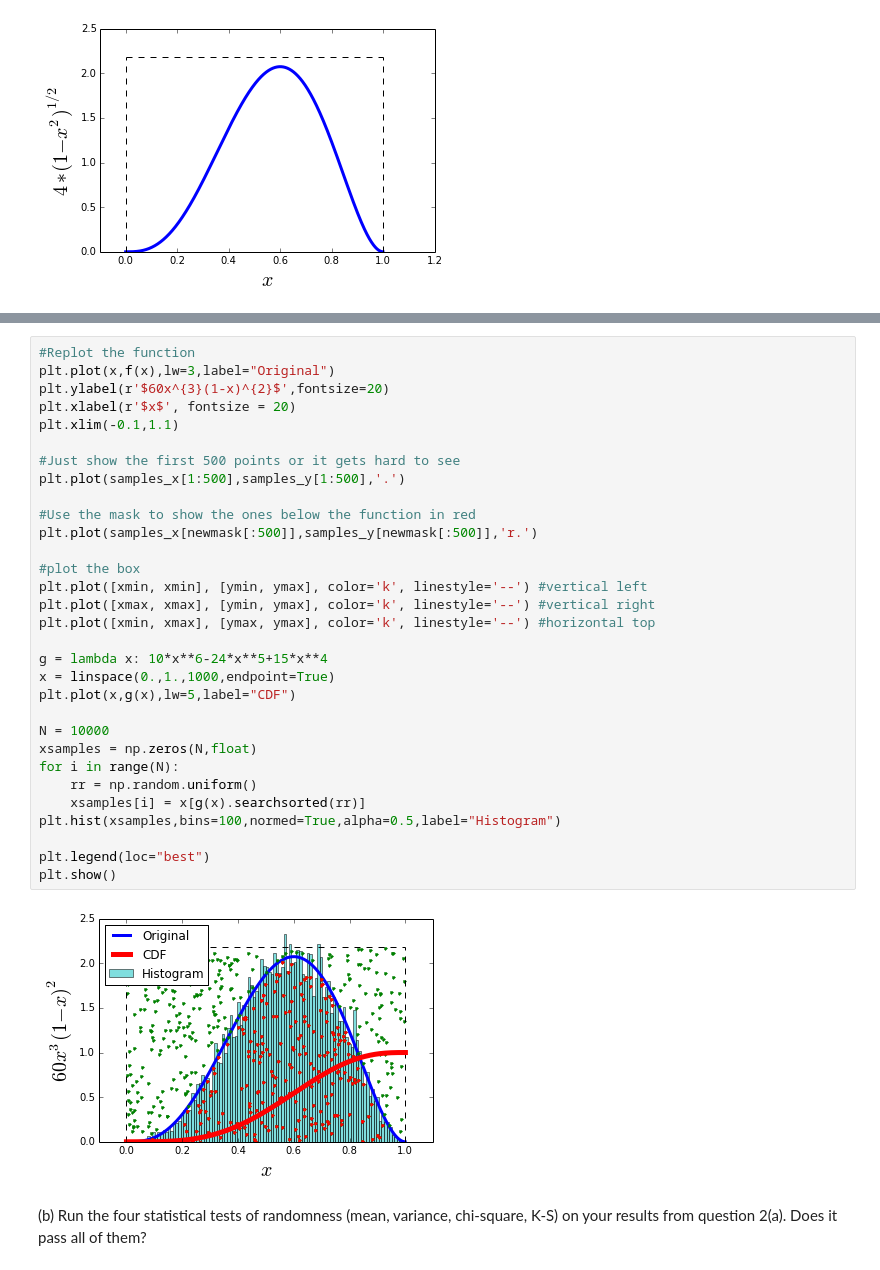
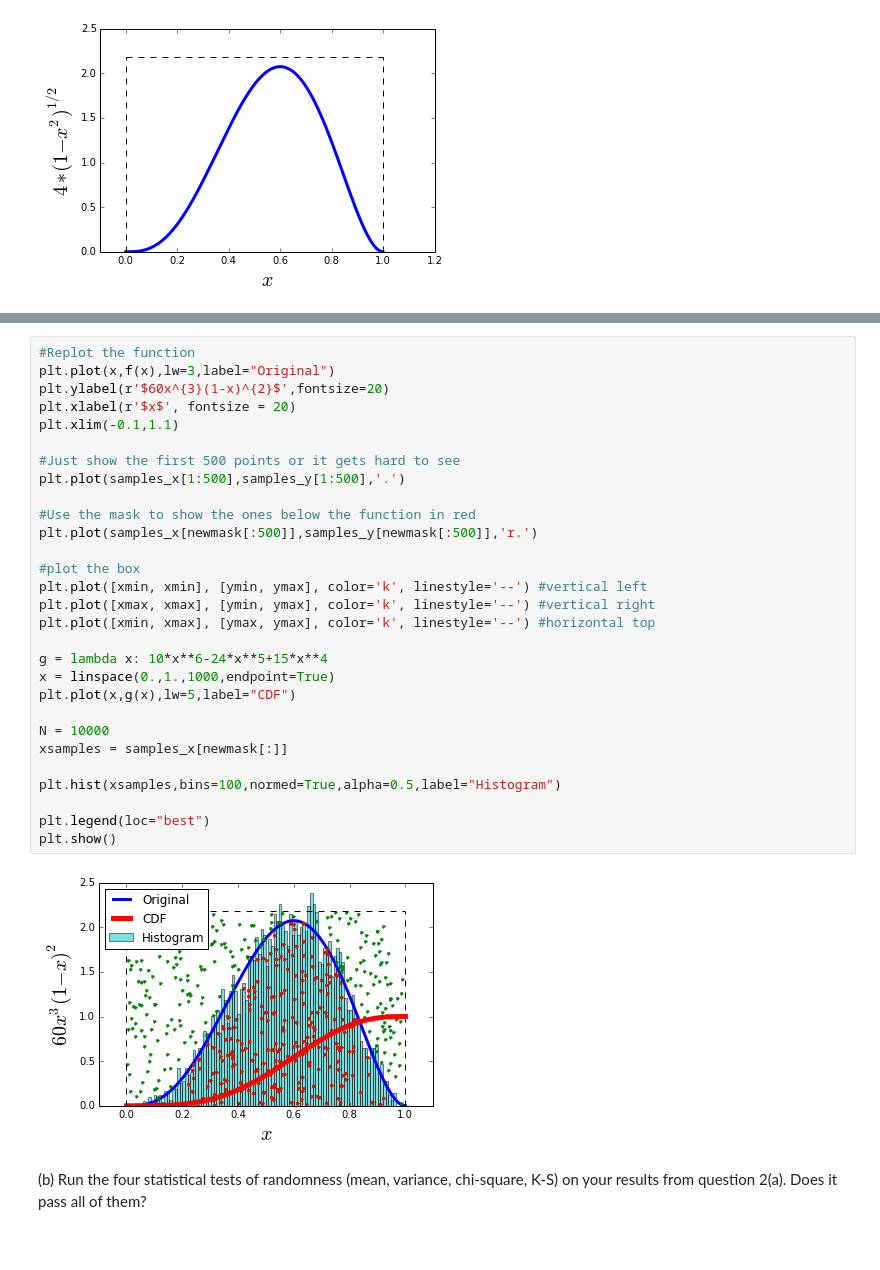
Before and after one commit to jpizagui/PHYS202-S14, a Jupyter notebook: SciPy/RandomAndMCExercises.ipynb, the cells around one changed output, grey strips where cells are left out. Drawn from its saved outputs; the diff is of its cells as text.

Commit message:
Worked on Random

```diff
--- a/SciPy/RandomAndMCExercises.ipynb
+++ b/SciPy/RandomAndMCExercises.ipynb
@@ -103,36 +105,34 @@ N = 10000 Area = 0.98739648
 # %%
 #Replot the function
 plt.plot(x,f(x),lw=3,label="Original")
 plt.ylabel(r'$60x^{3}(1-x)^{2}$',fontsize=20)
 plt.xlabel(r'$x$', fontsize = 20)
 plt.xlim(-0.1,1.1)
 
 #Just show the first 500 points or it gets hard to see
 plt.plot(samples_x[1:500],samples_y[1:500],'.')
 
 #Use the mask to show the ones below the function in red
 plt.plot(samples_x[newmask[:500]],samples_y[newmask[:500]],'r.')
 
 #plot the box
 plt.plot([xmin, xmin], [ymin, ymax], color='k', linestyle='--') #vertical left
 plt.plot([xmax, xmax], [ymin, ymax], color='k', linestyle='--') #vertical right
 plt.plot([xmin, xmax], [ymax, ymax], color='k', linestyle='--') #horizontal top
 
 g = lambda x: 10*x**6-24*x**5+15*x**4
 x = linspace(0.,1.,1000,endpoint=True)
 plt.plot(x,g(x),lw=5,label="CDF")
 
 N = 10000
-xsamples = np.zeros(N,float)
-for i in range(N):
-    rr = np.random.uniform()
-    xsamples[i] = x[g(x).searchsorted(rr)]
+xsamples = samples_x[newmask[:]]
+
 plt.hist(xsamples,bins=100,normed=True,alpha=0.5,label="Histogram")
 
 plt.legend(loc="best")
 plt.show()
 # %% [output]
-[figure, old version]
+[figure, new version]
 # %% [markdown]
 
 
```
Also changed, not shown: parts of 12 cells of this notebook.
